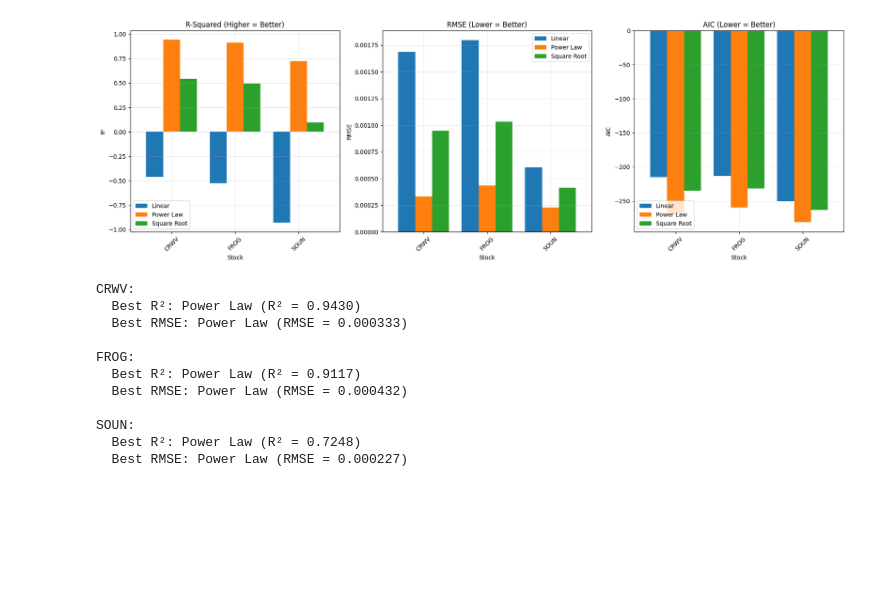
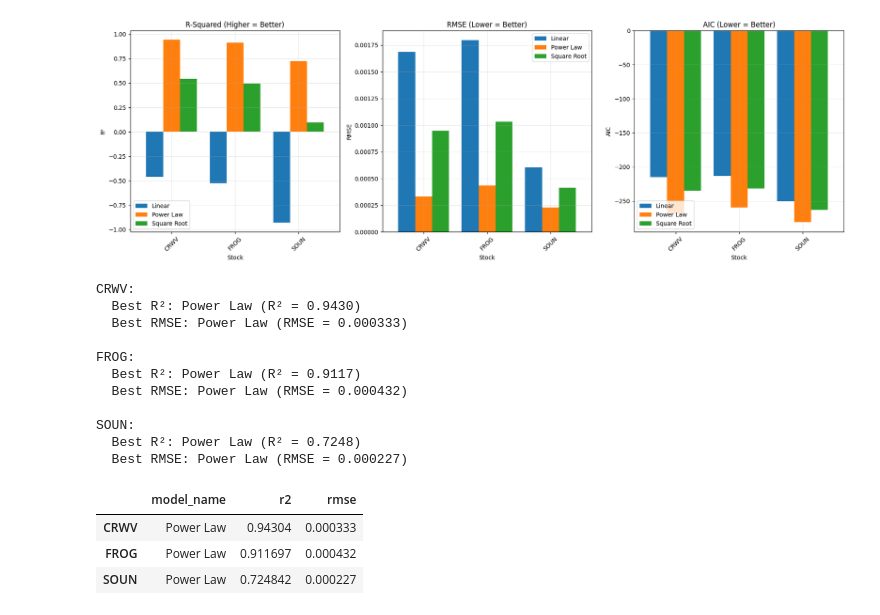
Before and after one commit to kritagya-khanna/market-impact-optimization, a Jupyter notebook: notebook/market-impact-analysis.ipynb, the cells around one changed output. Saved outputs shown, nothing was run; the diff lists cells and outputs as text; code cells hidden in the pictures; blank space fills up the shorter version.

```diff
--- a/notebook/market-impact-analysis.ipynb
+++ b/notebook/market-impact-analysis.ipynb
@@ -899,3 +593,26 @@ FROG:
 SOUN:
   Best R²: Power Law (R² = 0.7248)
   Best RMSE: Power Law (RMSE = 0.000227)
+# %%
+selected_models = {}
+
+for stock in performance_summary['Stock'].unique():
+    stock_performance = performance_summary[performance_summary['Stock'] == stock]
+
+    best_r2 = stock_performance.loc[stock_performance['R²'].idxmax()]
+
+    best_rmse = stock_performance.loc[stock_performance['RMSE'].idxmin()]
+
+    selected_models[stock] = {
+        'model_name': best_r2['Model'],
+        'r2': best_r2['R²'],
+        'rmse': best_r2['RMSE']
+    }
+
+selected_models_df = pd.DataFrame(selected_models).T
+display(selected_models_df)
+# %% [output]
+|  | model_name | r2 | rmse |
+| CRWV | Power Law | 0.94304 | 0.000333 |
+| FROG | Power Law | 0.911697 | 0.000432 |
+| SOUN | Power Law | 0.724842 | 0.000227 |
```
Also changed, not shown: parts of 20 cells of this notebook, 2 other files.
